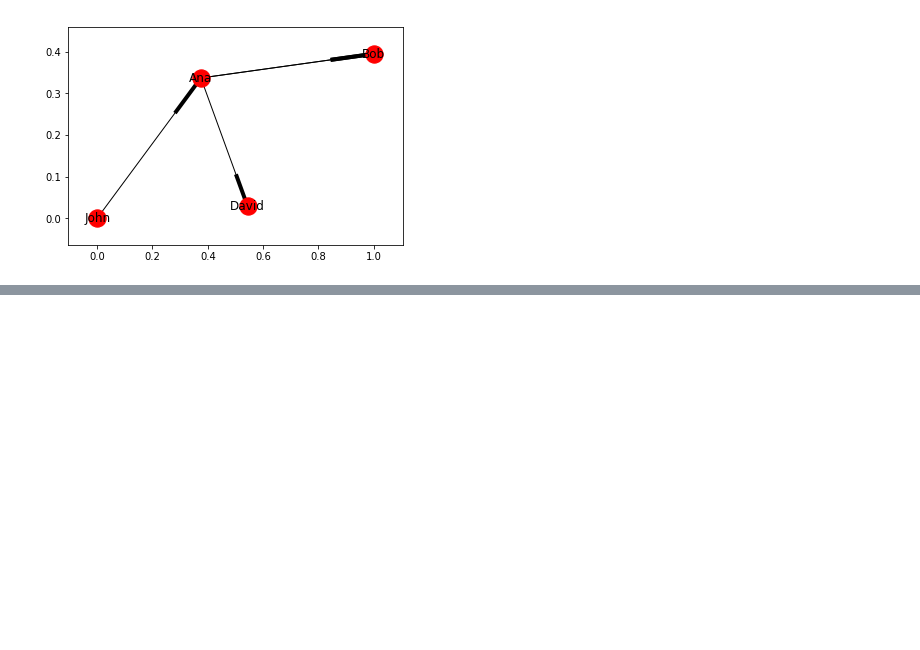
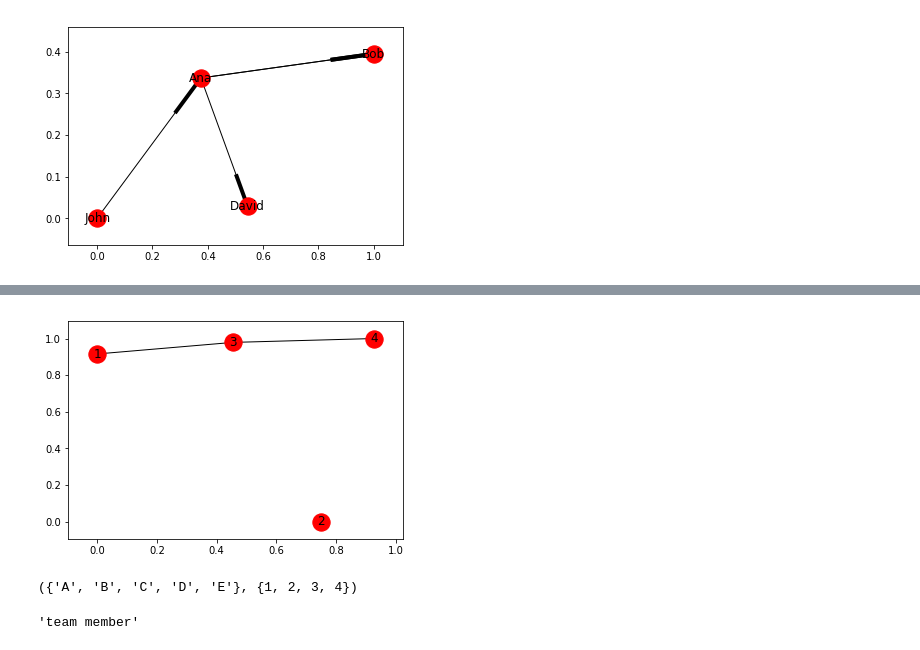
Before and after one commit to tukichen/Social-Network-Graph-Analysis-on-AWS, a Jupyter notebook: Loading Graphs in NetworkX.ipynb, the cells around one changed output, grey strips where cells are left out. Drawn from its saved outputs; the diff is of its cells as text; code cells hidden in the pictures; blank space fills up the shorter version.

```diff
--- a/Loading Graphs in NetworkX.ipynb
+++ b/Loading Graphs in NetworkX.ipynb
@@ -88,0 +145,25 @@ neighbors
+# %%
+X = set([1,2,3,4])
+P = bipartite.weighted_projected_graph(B,X)
+# draw the network
+nx.draw_networkx(P)
+# %% [output]
+[figure, added]
+# %%
+bipartite.sets(B)
+# %% [output]
+({'A', 'B', 'C', 'D', 'E'}, {1, 2, 3, 4})
+# %%
+import networkx as nx
+
+G=nx.MultiGraph()
+G.add_node('A',role='manager')
+G.add_edge('A','B',relation = 'friend')
+G.add_edge('A','C', relation = 'business partner')
+G.add_edge('A','B', relation = 'classmate')
+G.node['A']['role'] = 'team member'
+G.node['B']['role'] = 'engineer'
+
+G.node['A']['role']
+# %% [output]
+'team member'
```
Also changed, not shown: parts of 7 cells of this notebook.
